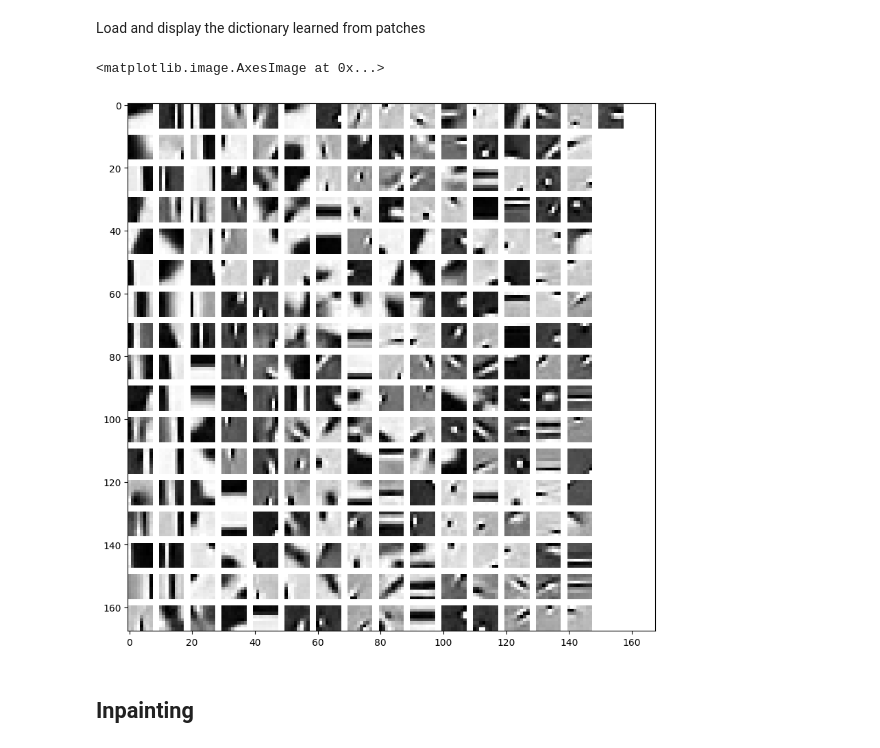
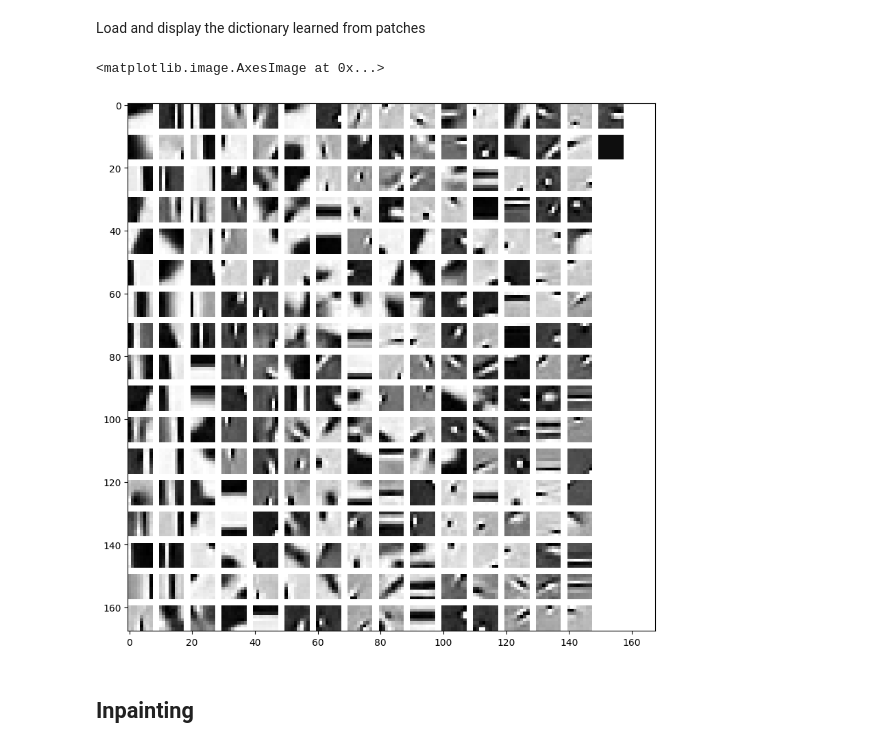
Before and after one commit to AngelaRemolina/MMMIP-Assignments, a Jupyter notebook: Lez11_Inpainting/lez_11_Inpainting.ipynb, the cells around one changed output. Drawn from its saved outputs; the diff is of its cells as text; code cells hidden in the pictures.

Commit message:
Fix dictionary normalization

```diff
--- a/Lez11_Inpainting/lez_11_Inpainting.ipynb
+++ b/Lez11_Inpainting/lez_11_Inpainting.ipynb
@@ -145,20 +145,25 @@ Load and display the dictionary learned from patches
 # %%
 D = loadmat(f"{rootfolder}/data/dict_nat_img.mat")["D"]
 
 # add a constant atom to D, KSVD was trained over patches with zero mean - and normalize it
 # UPDATE D
 D = np.concatenate((D, np.ones((D.shape[0], 1))), axis=1)
-# D = D - D.mean(axis=0)
-# D = D / np.linalg.norm(D)
+
+# Normalize the dictionary
+D = D / np.linalg.norm(D)
+
+# fill the dictionary with ones and divide by the norm is the same as adding back the mean atom
+# (removed at ksvd)   D = D - D.mean(axis=0)
+
 
 # display the dictionary
 D_img = get_dictionary_img(D)
 
 plt.figure(figsize=(10, 10))
 plt.imshow(D_img, cmap="gray")
 # %% [output]
 <matplotlib.image.AxesImage at 0x...>
-[figure, old version]
+[figure, new version]
 # %% [markdown]
 Inpainting
 ----------
```
Also changed, not shown: parts of 7 cells of this notebook.
